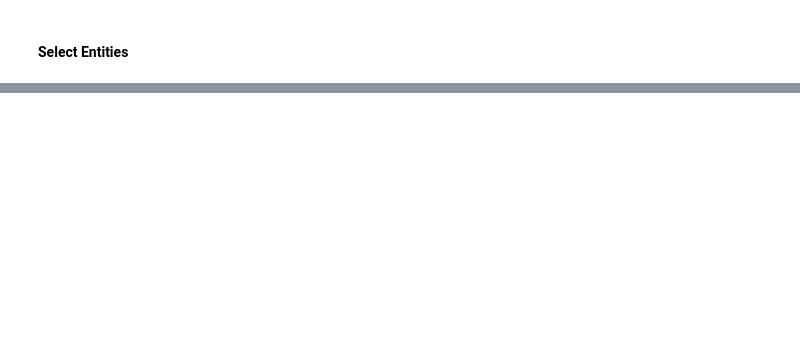
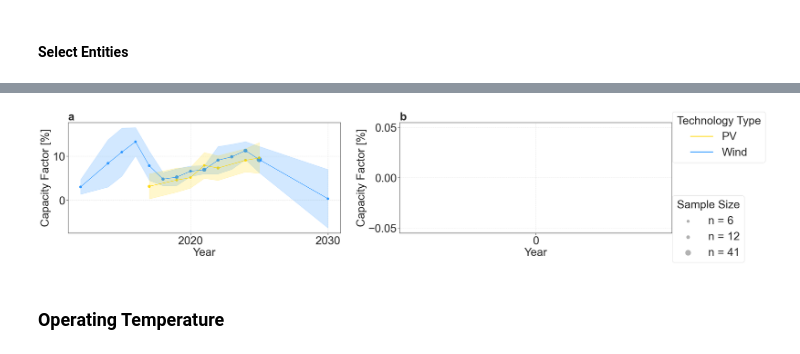
Before and after one commit to FZJ-IEK3-VSA/quinex-energy-system-studies, a Jupyter notebook: notebooks/Step5_TemporalVisualisation.ipynb, the cells around one changed output, grey strips where cells are left out. Saved outputs shown, nothing was run; the diff lists cells and outputs as text; code cells hidden in the pictures; blank space fills up the shorter version.

```diff
--- a/notebooks/Step5_TemporalVisualisation.ipynb
+++ b/notebooks/Step5_TemporalVisualisation.ipynb
@@ -326,7 +321,7 @@ fig.savefig("../data/figures/results/capacity/technologies_capacity.pdf", bbox_i
 # %%
 df = pd.read_parquet("../data/visualisation_files/df_technologies.parquet")
-emission = df[df["property_mapping"] == "CO2 emission"]
-# emission = emission[emission['unit_normalized'].apply(
-#     lambda lst: len(lst) == 1 and lst[0].get('unit_uri') == 'http://qudt.org/vocab/unit/PERCENT'
-# )]
-emission["unit_normalized"].value_counts().head(20)
+cap_factor = df[df["property_mapping"] == "Capacity Factor"]
+cap_factor = cap_factor[cap_factor['unit_normalized'].apply(
+    lambda lst: len(lst) == 1 and lst[0].get('unit_uri') == 'http://qudt.org/vocab/unit/PERCENT'
+)]
+cap_factor["unit_normalized"].value_counts()
@@ -341,37 +354,39 @@ emission = emission[emission["entity_mapping"] != 'Battery']
 # %%
 data = [
-    # {
-    # 'df': lifetime,
-    # 'entity_col': 'entity_base_mapping',
-    # 'value_col': 'value_normalized',
-    # 'ylabel': 'Lifetime [Years]',
-    # },
     {
-    'df': emission,
+    'df': cap_factor[cap_factor["entity_base_mapping"].isin(['PV', 'Wind'])],
     'entity_col': 'entity_base_mapping',
     'value_col': 'value_normalized',
-    'ylabel': 'Emission [%]',
+    'ylabel': 'Capacity Factor [%]',
+    'title': 'a'
     },
-    # {
-    # 'df': cost_lcoe,
-    # 'entity_col': 'entity_base_mapping',
-    # 'value_col': 'value_converted',
-    # 'ylabel': 'Levelized Cost [USD/kWh]',
-    # }
+    {
+    'df': cap_factor[cap_factor["entity_mapping"].isin(['Onshore Wind', 'Offshore Wind'])],
+    'entity_col': 'entity_mapping',
+    'value_col': 'value_normalized',
+    'ylabel': 'Capacity Factor [%]',
+    'title': 'b'
+    },
 ]
 
 
 fig = visualisation.plot_multiple_properties_over_time(
     data_list = data,
     legend_title = 'Technology Type',
+    color_dict=visualisation.entity_colors,
     figsize=(24,6),
-    legend_position=(0.984,0.92),
-    legend_size_position=(0.984,0.66),
+    legend_position=(0.98,0.99),
+    legend_size_position=(0.98,0.47),
     central_tendency="moving average",
     error_type="se",
     error_display="shade",
-    font_size=24
+    font_size=30,
+    number_xticks=10
     )
 
 fig.show()
-#fig.savefig("../data/figures/results/efficiency/battery_efficiency.pdf", bbox_inches='tight')
+# fig.savefig("../data/figures/results/test/cap_factor.pdf", bbox_inches='tight')
+# %% [output]
+[figure, added]
+# %% [markdown]
+### **Operating Temperature**
```
Also changed, not shown: parts of 25 cells of this notebook, 16 other files.
